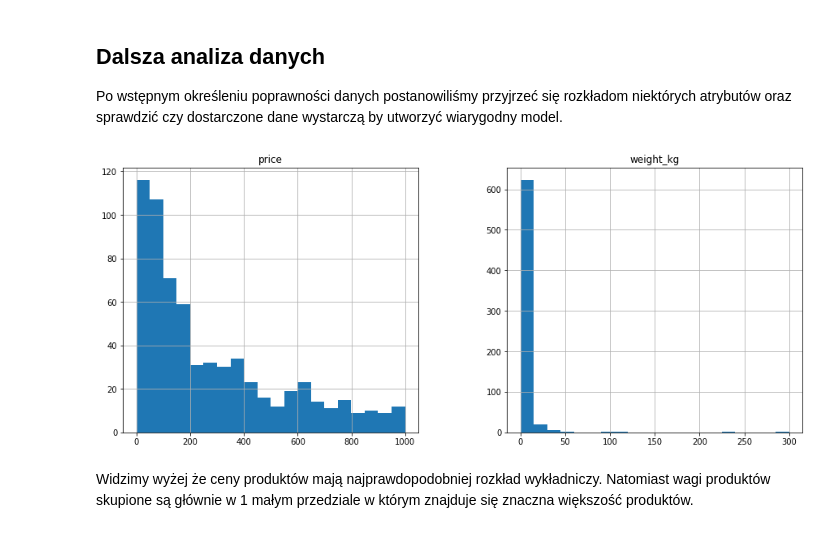
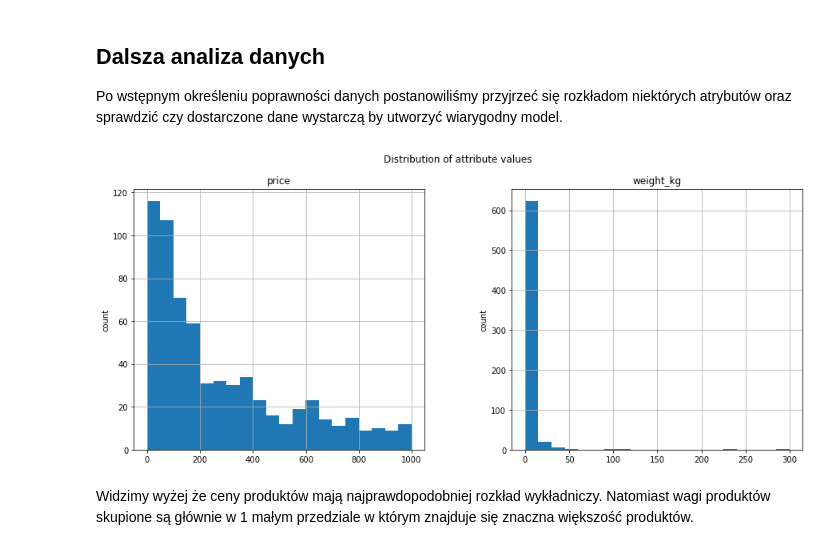
Before and after one commit to JakubTomaszewski/Time-Series-Shop-Returns, a Jupyter notebook: etap1.ipynb, the cells around one changed output. Cells and saved outputs as stored; diff of their text form; code cells hidden in the pictures.

```diff
--- a/etap1.ipynb
+++ b/etap1.ipynb
@@ -92,8 +110,8 @@ os.path.join(DATA_DIR, data_files[0])
 # %%
-df_deliveries = pd.read_json(os.path.join(DATA_DIR, data_files[0]), lines=True)
-df_sessions = pd.read_json(os.path.join(DATA_DIR, data_files[1]), lines=True)
-df_products = pd.read_json(os.path.join(DATA_DIR, data_files[2]), lines=True)
-df_users = pd.read_json(os.path.join(DATA_DIR, data_files[3]), lines=True)
+df_users = pd.read_json(os.path.join(DATA_DIR, data_files[0]), lines=True)
+df_deliveries = pd.read_json(os.path.join(DATA_DIR, data_files[1]), lines=True)
+df_sessions = pd.read_json(os.path.join(DATA_DIR, data_files[2]), lines=True)
+df_products = pd.read_json(os.path.join(DATA_DIR, data_files[3]), lines=True)
 # %% [markdown]
 # Analiza danych
 # %% [markdown]
@@ -463,10 +481,13 @@ Myśleliśmy, że dobrym pomysłem będzie wyliczenie średniej ważonej czasu t
 ## Dalsza analiza danych
 Po wstępnym określeniu poprawności danych postanowiliśmy przyjrzeć się rozkładom niektórych atrybutów oraz sprawdzić czy dostarczone dane wystarczą by utworzyć wiarygodny model.
 # %%
-df_products[['price', 'weight_kg']].hist(bins=20, figsize=(15, 6))
+ax = df_products[['price', 'weight_kg']].hist(bins=20, figsize=(15, 6))
+plt.suptitle('Distribution of attribute values')
+for axis in ax.flatten():
+    axis.set_ylabel('count')
 plt.show()
 # %% [output]
-[figure, old version]
+[figure, new version]
 # %% [markdown]
 Widzimy wyżej że ceny produktów mają najprawdopodobniej rozkład wykładniczy. Natomiast wagi produktów skupione są głównie w 1 małym przedziale w którym znajduje się znaczna większość produktów.
 # %% [markdown]
```
Also changed, not shown: parts of 9 cells of this notebook, 2 other files.
